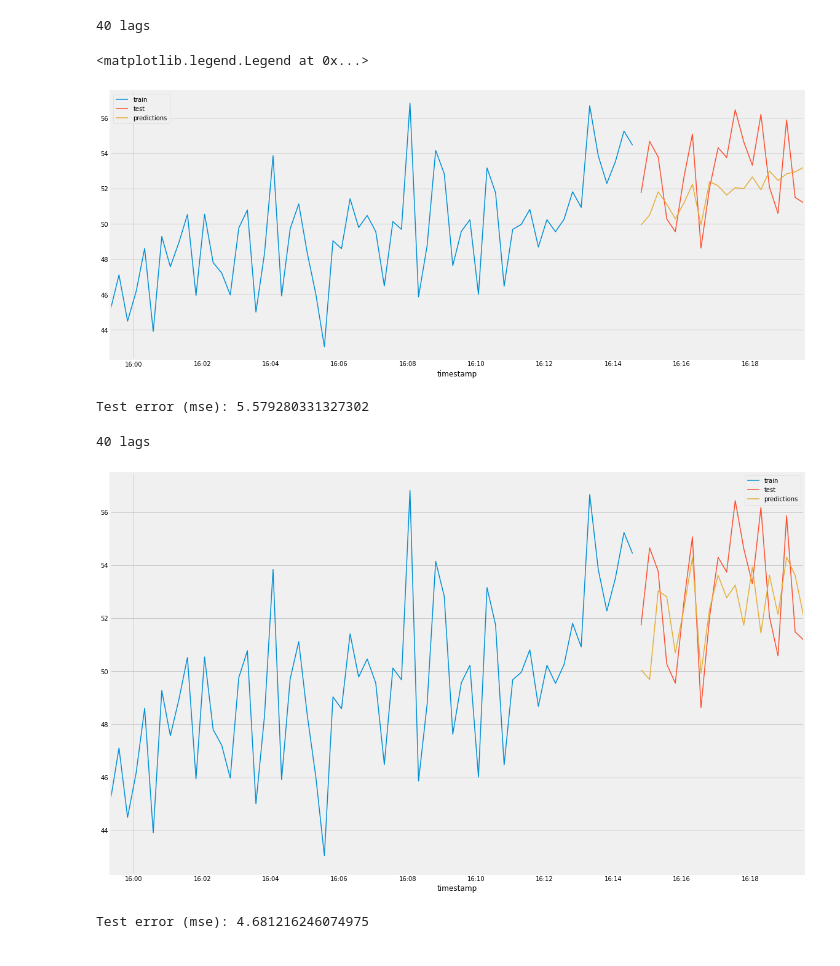
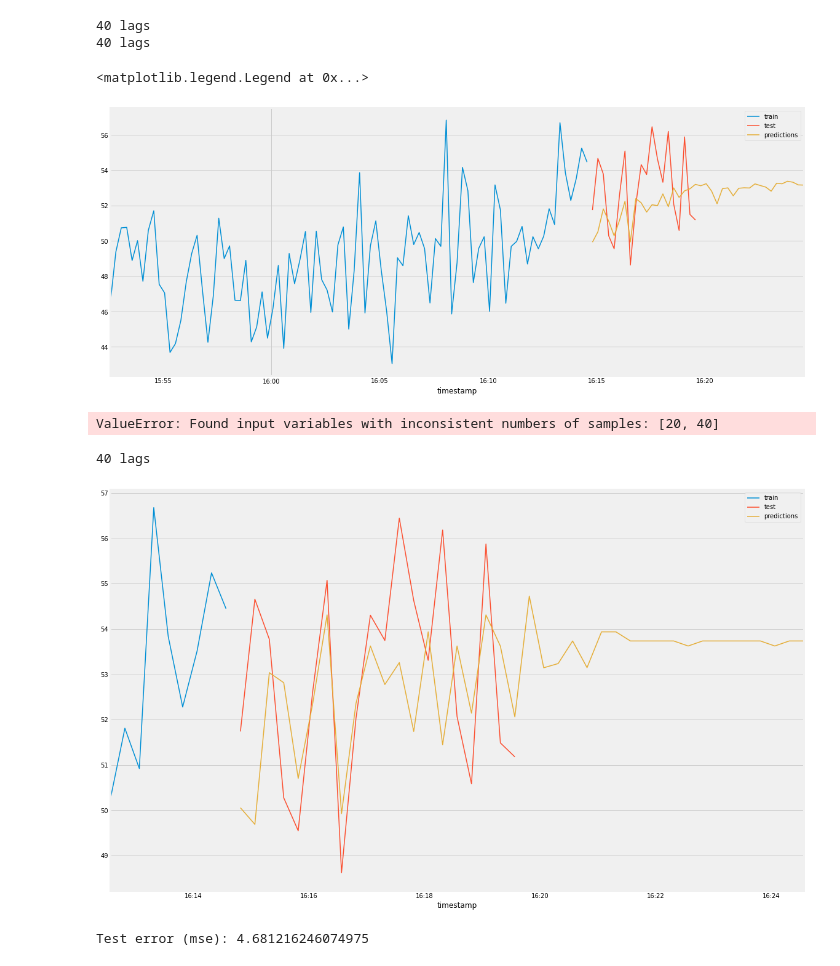
Before and after one commit to BureauTech/BTAlert-AI, a Jupyter notebook: src/scripts/ia.ipynb, the cells around one changed output. Drawn from its saved outputs; the diff is of its cells as text; code cells hidden in the pictures.

```diff
--- a/src/scripts/ia.ipynb
+++ b/src/scripts/ia.ipynb
@@ -106,18 +128,19 @@ forecaster.fit(y=data_train['value'])
 
 #steps_prediction = 12 # 8 * 15seg = 2min
 #steps_prediction = 120 # 120 * 15seg = 30min
-steps_prediction = steps
+steps_prediction = minutes_to_step(10) #steps
 predictions = forecaster.predict(steps=steps_prediction)
 
 fig, ax = plt.subplots(figsize=(18, 8))
-data_train[plot_time:]['value'].plot(ax=ax, label='train')
-data_test[plot_time:]['value'].plot(ax=ax, label='test')
+data_train['value'].plot(ax=ax, label='train')
+data_test['value'].plot(ax=ax, label='test')
 predictions.plot(ax=ax, label='predictions')
 ax.legend()
 # %% [output]
 40 lags
+40 lags
 <matplotlib.legend.Legend at 0x...>
-[figure, old version]
+[figure, new version]
 # %%
 error_mse = mean_squared_error(
                 y_true = data_test['value'],
@@ -126,40 +149,40 @@ error_mse = mean_squared_error(
 
 print(f"Test error (mse): {error_mse}")
 # %% [output]
-Test error (mse): 5.579280331327302
+ValueError: Found input variables with inconsistent numbers of samples: [20, 40]
 # %%
 # Create and train forecaster with the best hyperparameters
 # ==============================================================================
 
 regressor = RandomForestRegressor(
                 max_depth    = 40,
                 n_estimators = 3,
                 random_state = 123,
                 #criterion    = 'absolute_error',
                 #max_features = 'sqrt'
             )
 
 forecaster = ForecasterAutoreg(
                 regressor = regressor,
                 lags      = minutes_to_step(minutes)
              )
 
 forecaster.fit(y=data_train['value'])
 
 # Predictions
 # ==============================================================================
 predictions = forecaster.predict(steps=steps_prediction)
 
 # Plot
 # ==============================================================================
 fig, ax = plt.subplots(figsize=(18, 12))
-data_train[plot_time:]['value'].plot(ax=ax, label='train')
-data_test[plot_time:]['value'].plot(ax=ax, label='test')
+data_train['2022-05-07 16:12:34':]['value'].plot(ax=ax, label='train')
+data_test['2022-05-07 16:12:34':]['value'].plot(ax=ax, label='test')
 predictions.plot(ax=ax, label='predictions')
 ax.legend();
 # %% [output]
 40 lags
-[figure, old version]
+[figure, new version]
 # %%
 error_mse = mean_squared_error(
                 y_true = data_test['value'],
```
Also changed, not shown: parts of 3 cells of this notebook, 1 other file.
